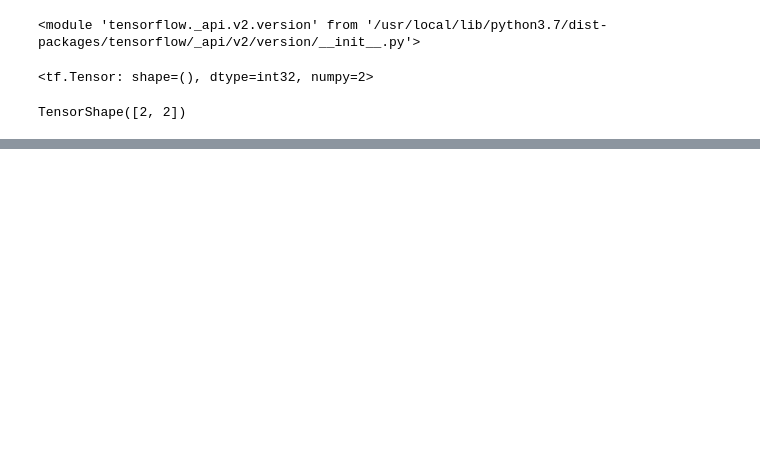
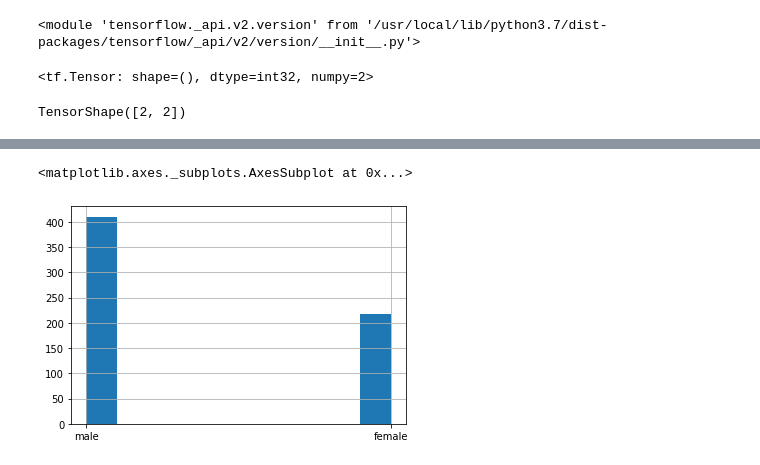
Before and after one commit to Mouly22/100DaysofCODE, a Jupyter notebook: Welcome_To_Colaboratory.ipynb, the cells around one changed output, grey strips where cells are left out. Drawn from its saved outputs; the diff is of its cells as text; code cells hidden in the pictures; blank space fills up the shorter version.

```diff
--- a/Welcome_To_Colaboratory.ipynb
+++ b/Welcome_To_Colaboratory.ipynb
@@ -21,0 +81,5 @@ TensorShape([2, 2])
+# %%
+dftrain.sex.hist(bins = 10)
+# %% [output]
+<matplotlib.axes._subplots.AxesSubplot at 0x...>
+[figure, added]
```
Also changed, not shown: parts of 10 cells of this notebook.
